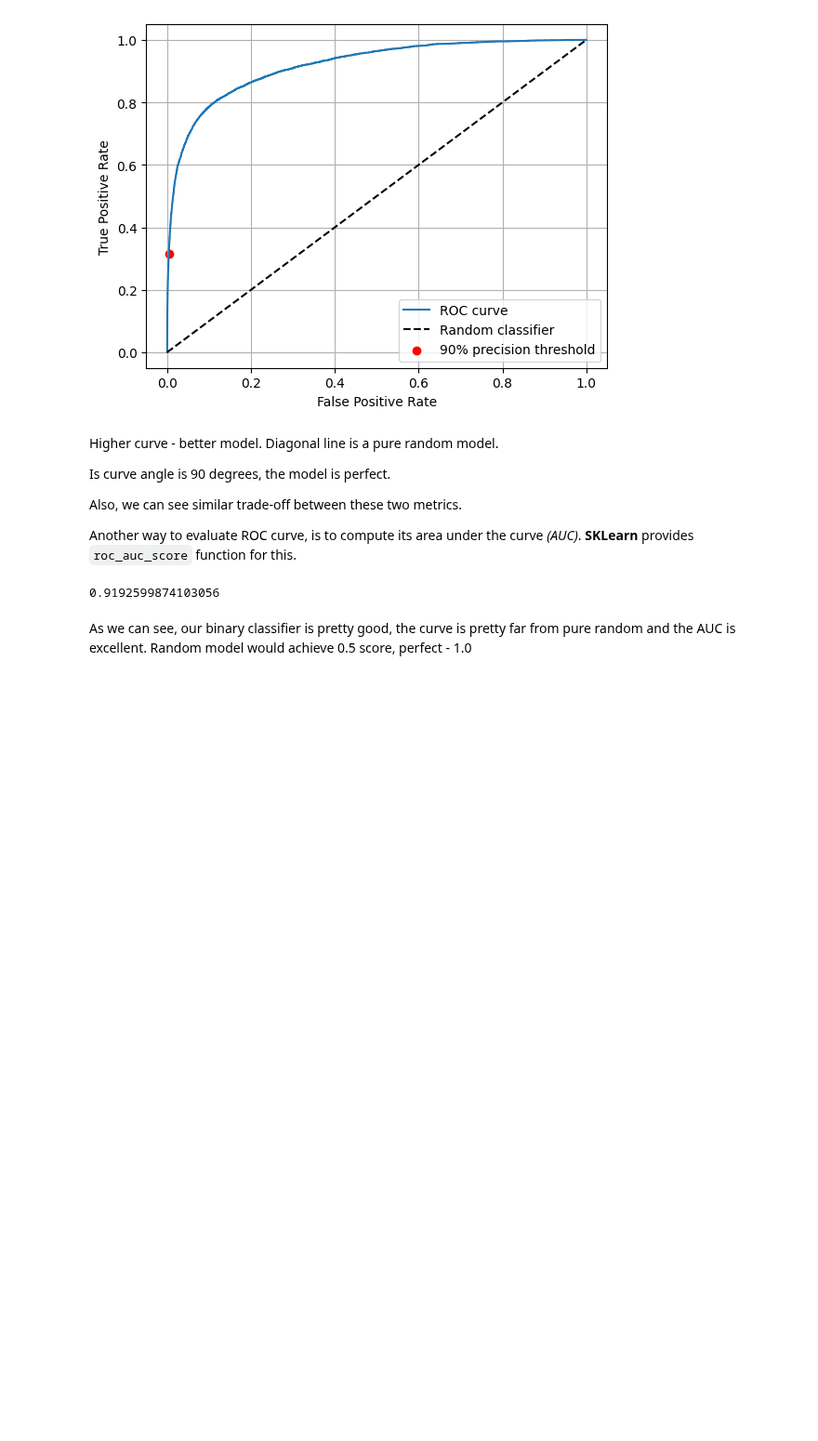
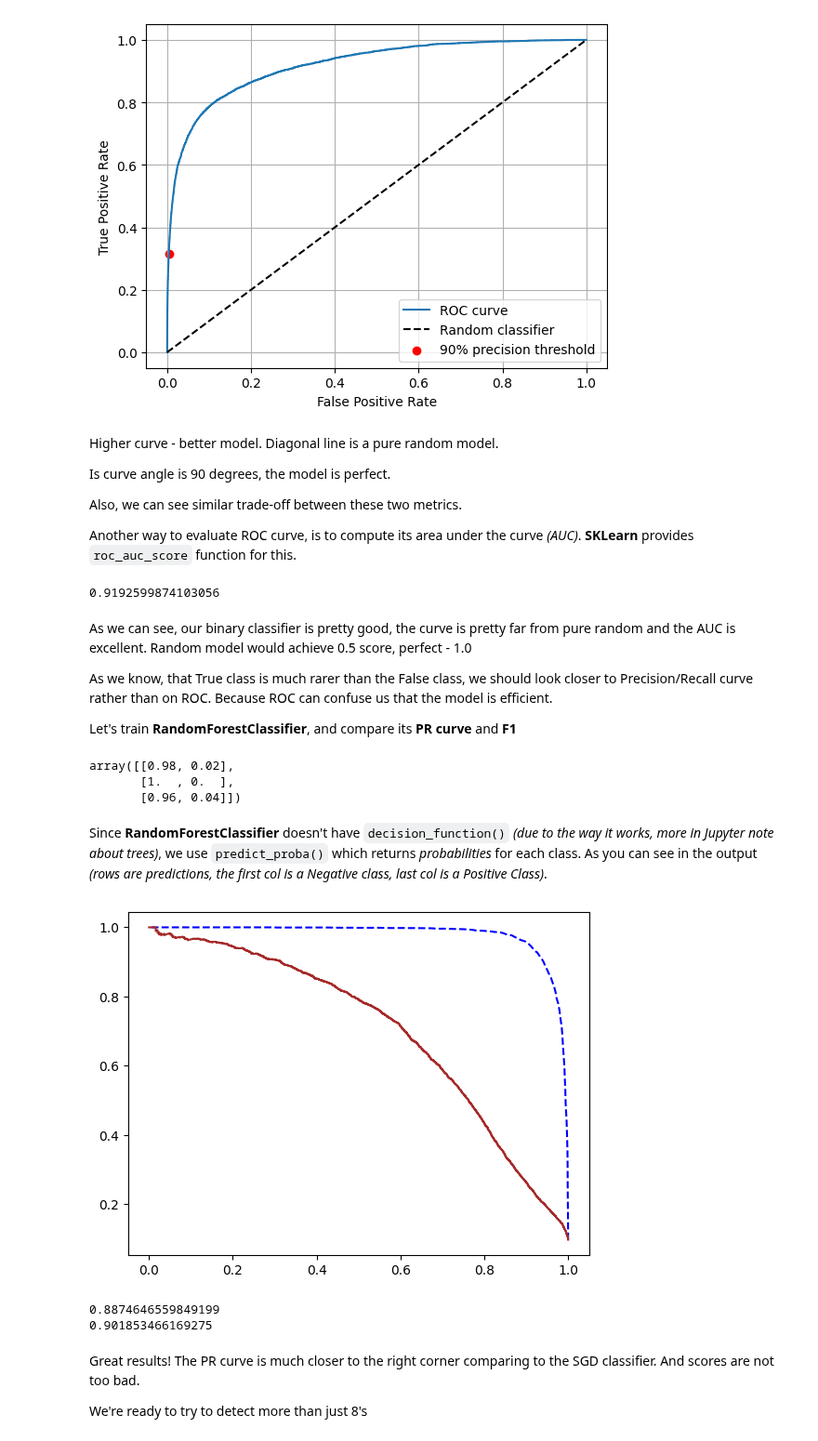
Before and after one commit to yeghor/Learning-Machine-Learning, a Jupyter notebook: jupyter_notes/Classification-2.ipynb, the cells around one changed output. Shown at 93% size. Drawn from its saved outputs; the diff is of its cells as text; code cells hidden in the pictures; blank space fills up the shorter version.

```diff
--- a/jupyter_notes/Classification-2.ipynb
+++ b/jupyter_notes/Classification-2.ipynb
@@ -364,3 +368,42 @@ auc_score
 # %% [markdown]
 As we can see, our binary classifier is pretty good, the curve is pretty far from pure random and the AUC is excellent.
 Random model would achieve 0.5 score, perfect - 1.0
+
+As we know, that True class is much rarer than the False class, we should look closer to Precision/Recall curve rather than on ROC. Because ROC can confuse us that the model is efficient.
+
+Let's train **RandomForestClassifier**, and compare its **PR curve** and **F1**
+# %%
+from sklearn.ensemble import RandomForestClassifier
+
+forest_clf = RandomForestClassifier(random_state=42, n_jobs=-1)
+y_probas_forest = cross_val_predict(forest_clf, X_train, y_train_8, cv=3, method="predict_proba")
+y_probas_forest[:3]
+# %% [output]
+array([[0.98, 0.02],
+       [1.  , 0.  ],
+       [0.96, 0.04]])
+# %% [markdown]
+Since **RandomForestClassifier** doesn't have `decision_function()` *(due to the way it works, more in Jupyter note about trees)*, we use `predict_proba()` which returns _probabilities_ for each class. As you can see in the output _(rows are predictions, the first col is a Negative class, last col is a Positive Class)_.
+# %%
+y_scores_forest = y_probas_forest[:, 1]
+precisions_forest, recalls_forest, thresholds_forest = precision_recall_curve(y_train_8, y_scores_forest)
+
+plt.plot(recalls_forest, precisions_forest, label="Random forest classifier Precision-Recall curve", color="blue", linestyle="--")
+plt.plot(recalls, precisions, label="=SGD classifier Precision-Recall curve", color="brown")
+plt.show()
+# %% [output]
+[figure, added]
+# %%
+forest_predictions = y_probas_forest[:, 1] > 0.5
+
+f1_forest_score = f1_score(y_train_8, forest_predictions)
+auc_score = roc_auc_score(y_train_8, forest_predictions)
+print(f1_forest_score)
+print(auc_score)
+# %% [output]
+0.8874646559849199
+0.901853466169275
+# %% [markdown]
+Great results! The PR curve is much closer to the right corner comparing to the SGD classifier. And scores are not too bad.
+
+We're ready to try to detect more than just 8's
```
Also changed, not shown: parts of 12 cells of this notebook.
